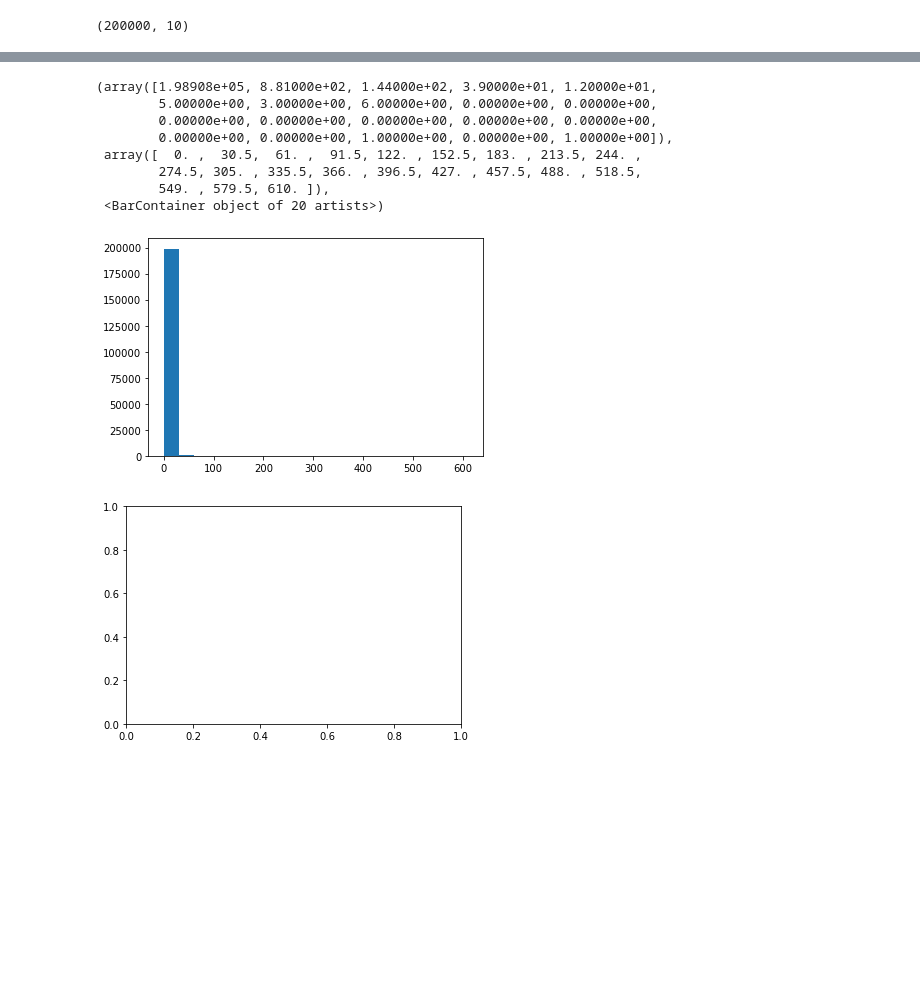
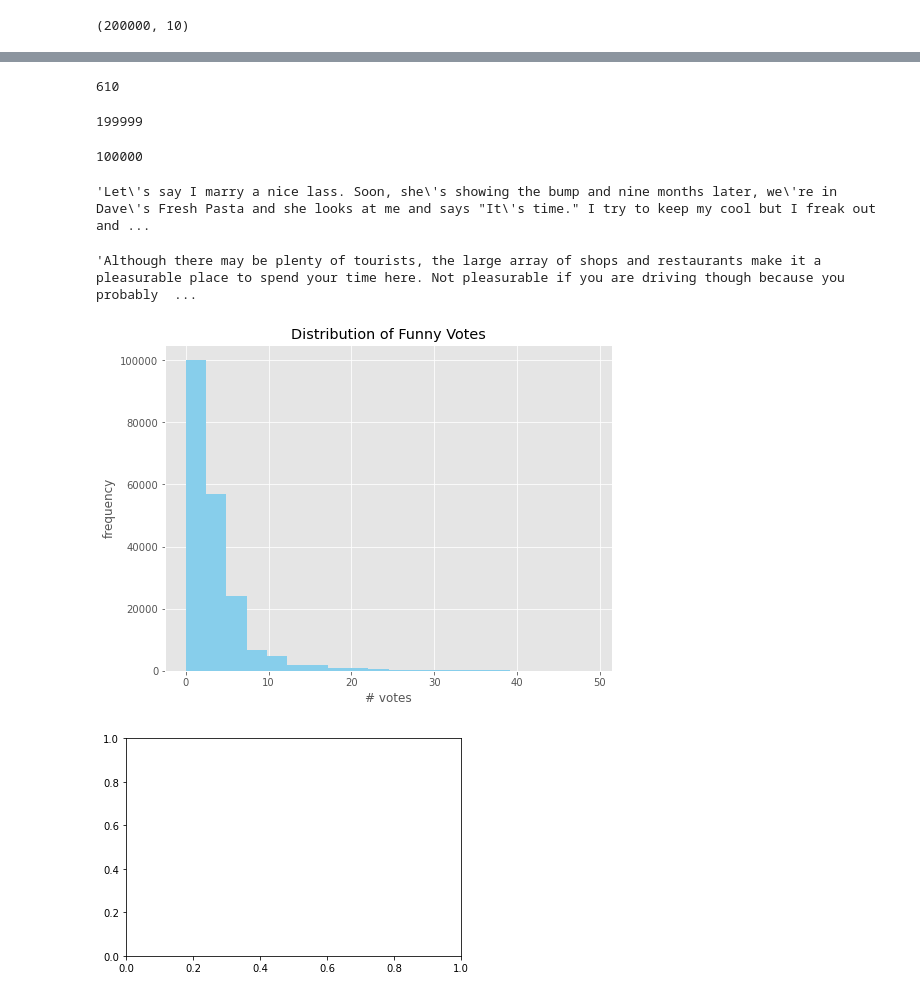
Before and after one commit to kelly-zhao/Predicting-Humor-in-Yelp-Reviews, a Jupyter notebook: reviews.ipynb, the cells around one changed output, grey strips where cells are left out. Saved outputs shown, nothing was run; the diff lists cells and outputs as text; code cells hidden in the pictures; blank space fills up the shorter version.

```diff
--- a/reviews.ipynb
+++ b/reviews.ipynb
@@ -3,12 +3,15 @@ import pandas as pd
 import numpy as np
 import matplotlib.pyplot as plt
 import seaborn as sns
+plt.style.use("ggplot")
+%matplotlib inline
 
 import string
 import unicodedata
 
 import json
 import nltk
+from collections import Counter
 
 from nltk.tokenize import sent_tokenize
 from nltk.tokenize import word_tokenize
@@ -22,8 +25,9 @@ from nltk import RegexpParser
 from sklearn.model_selection import train_test_split, KFold
 from sklearn.preprocessing import StandardScaler
 from sklearn.feature_extraction.text import CountVectorizer, TfidfVectorizer
-from sklearn.linear_model import LogisticRegression, SGDClassifier
+from sklearn.linear_model import LogisticRegression
 from sklearn.ensemble import RandomForestClassifier, GradientBoostingClassifier
+from sklearn.naive_bayes import MultinomialNB
 from sklearn.metrics import confusion_matrix, precision_score, recall_score, accuracy_score, roc_curve, auc
 # %%
 ! ls
@@ -132,19 +112,36 @@ Normal reviews: 8294539
+# %%
+max(df.funny)
+# %% [output]
+610
+# %%
+len(df[df.funny != 610])
+# %% [output]
+199999
+# %%
+len(df[df.funny < 3])
+# %% [output]
+100000
+# %%
+# get review with 3 funny votes
+df[df.funny == 100].iloc[1].text
+# %% [output]
+'Let\'s say I marry a nice lass. Soon, she\'s showing the bump and nine months later, we\'re in Dave\'s Fresh Pasta and she looks at me and says "It\'s time." I try to keep my cool but I freak out and ...
+# %%
+df[df.funny == 2].iloc[15].text
+# %% [output]
+'Although there may be plenty of tourists, the large array of shops and restaurants make it a pleasurable place to spend your time here. Not pleasurable if you are driving though because you probably  ...
 # %%
 # Histogram of funny column to show class imbalances
 
-fig, ax = plt.subplots(figsize = (6,4))
+fig, ax = plt.subplots(figsize = (8,6))
 
-ax.hist(df.funny, bins = 20)
+ax.hist(df[df.funny < 50].funny, bins = 20, color = 'skyblue')
+ax.set_title('Distribution of Funny Votes')
+ax.set_xlabel('# votes')
+ax.set_ylabel('frequency')
+plt.savefig('funnyhist.png')
 # %% [output]
-(array([1.98908e+05, 8.81000e+02, 1.44000e+02, 3.90000e+01, 1.20000e+01,
-        5.00000e+00, 3.00000e+00, 6.00000e+00, 0.00000e+00, 0.00000e+00,
-        0.00000e+00, 0.00000e+00, 0.00000e+00, 0.00000e+00, 0.00000e+00,
-        0.00000e+00, 0.00000e+00, 1.00000e+00, 0.00000e+00, 1.00000e+00]),
- array([  0. ,  30.5,  61. ,  91.5, 122. , 152.5, 183. , 213.5, 244. ,
-        274.5, 305. , 335.5, 366. , 396.5, 427. , 457.5, 488. , 518.5,
-        549. , 579.5, 610. ]),
- <BarContainer object of 20 artists>)
-[figure, old version]
+[figure, new version]
 # %%
 # Barchart of funny vs not funny
 
```
Also changed, not shown: parts of 102 cells of this notebook.
